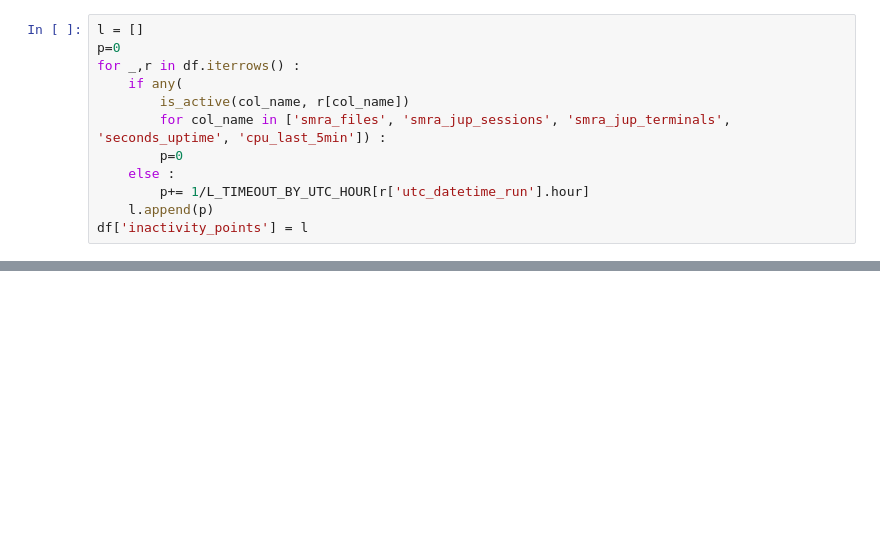
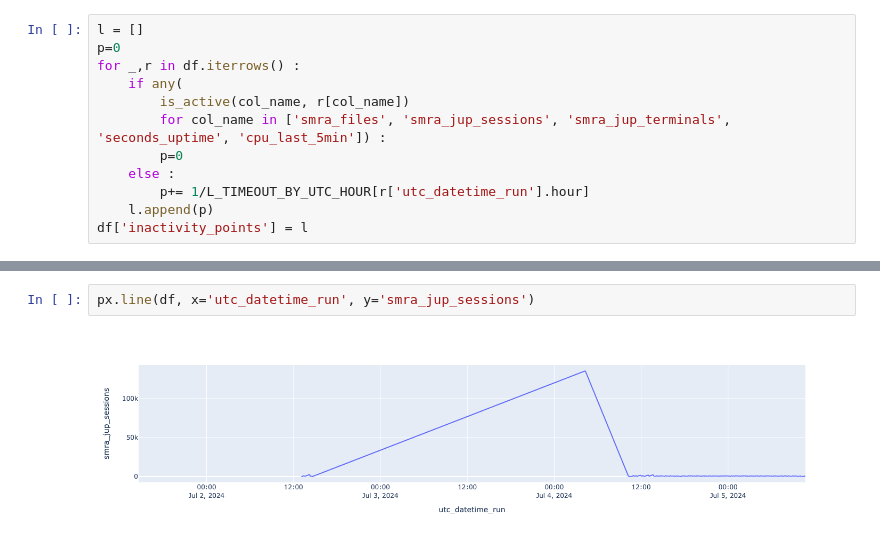
Before and after one commit to JeanLescutMuller/vm-auto-shutdown, a Jupyter notebook: Notebooks/Monitor_activity_history.ipynb, the cells around one changed output, grey strips where cells are left out. Saved outputs shown, nothing was run; the diff lists cells and outputs as text; blank space fills up the shorter version.

```diff
--- a/Notebooks/Monitor_activity_history.ipynb
+++ b/Notebooks/Monitor_activity_history.ipynb
@@ -90,0 +123,4 @@ fig.show()
+# %%
+px.line(df, x='utc_datetime_run', y='smra_jup_sessions')
+# %% [output]
+[figure, added]
```
Also changed, not shown: parts of 7 cells of this notebook, 4 other files.
